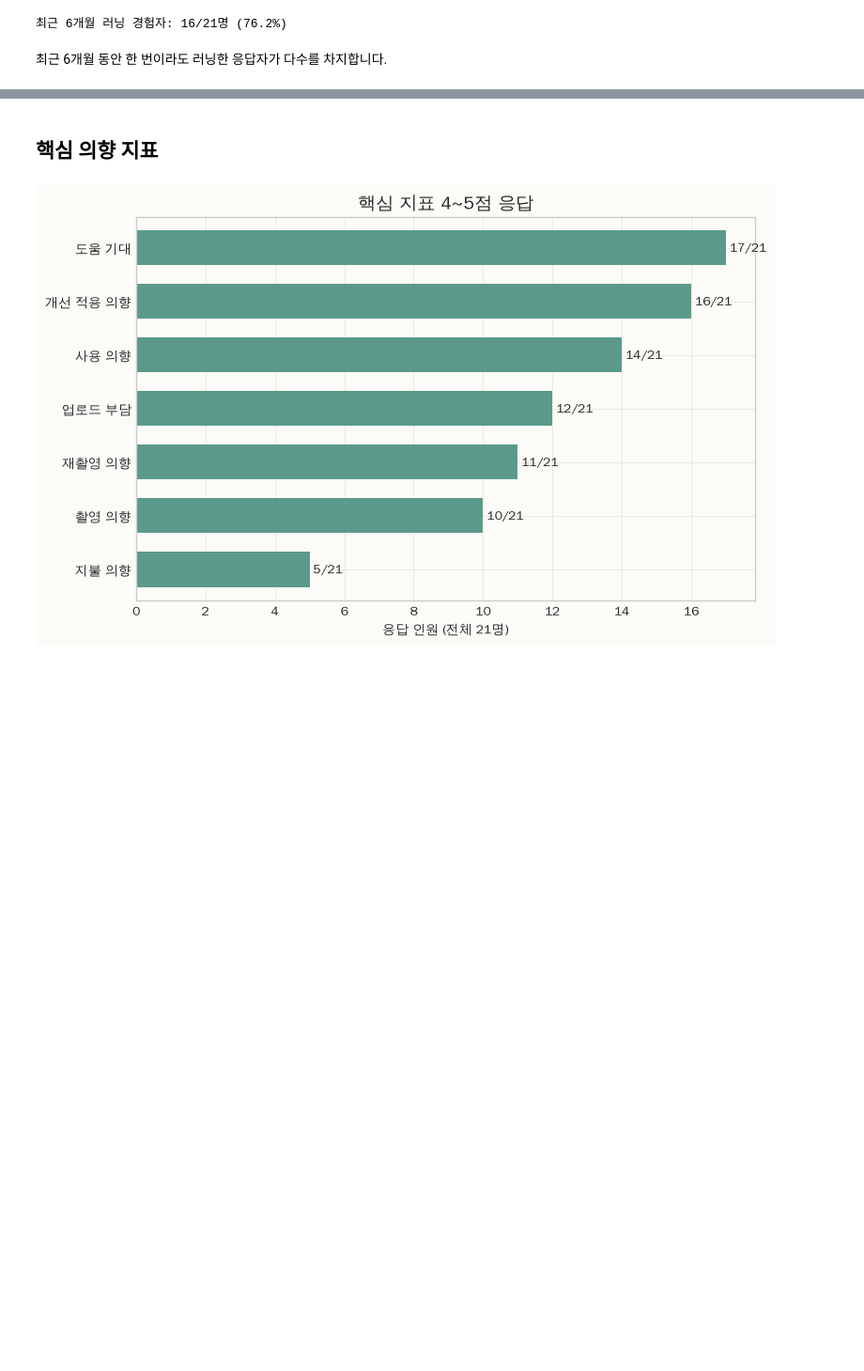
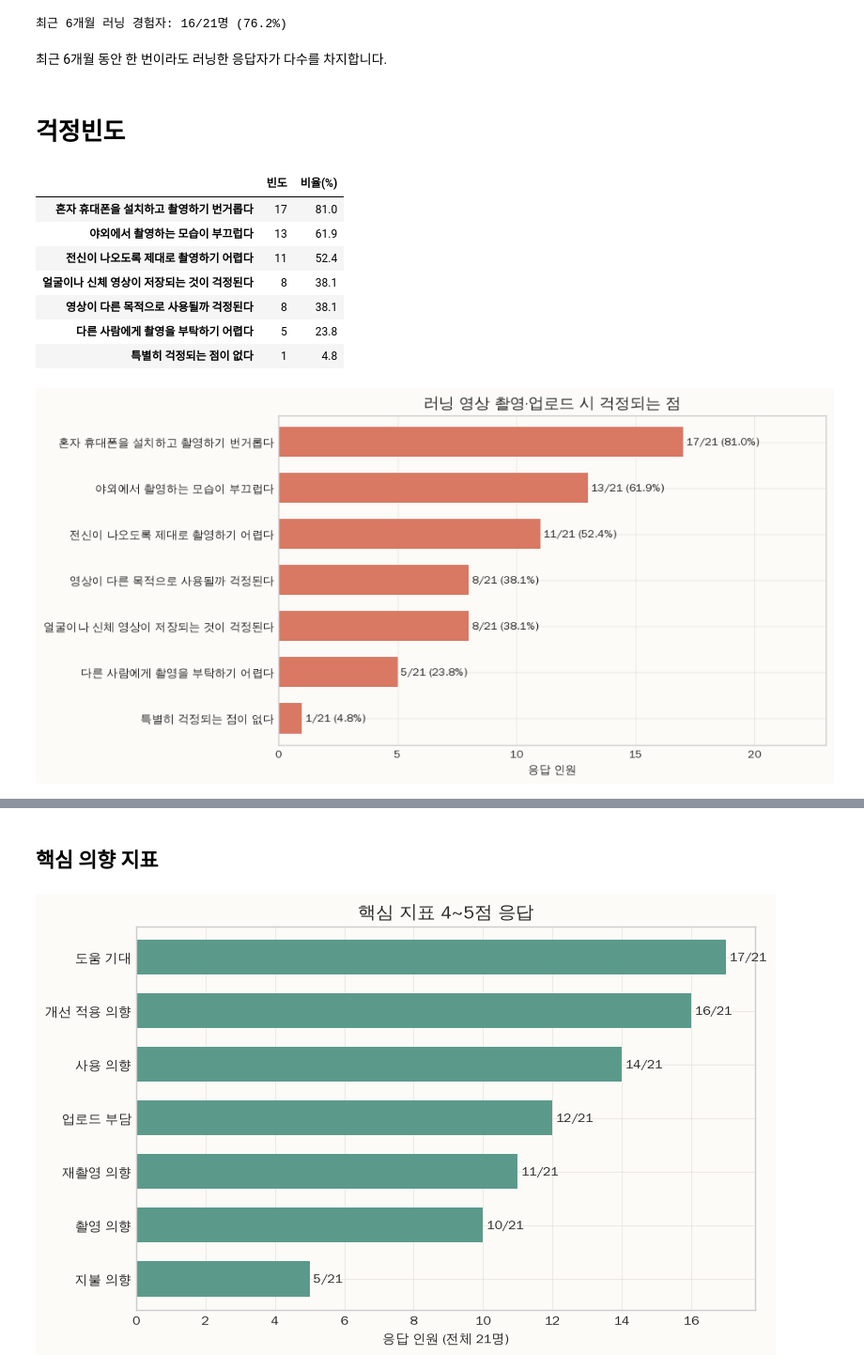
Before and after one commit to blueday98/survey-analysis, a Jupyter notebook: survey_eda.ipynb, the cells around one changed output, grey strips where cells are left out. Shown at 94% size. Drawn from its saved outputs; the diff is of its cells as text; code cells hidden in the pictures; blank space fills up the shorter version.

```diff
--- a/survey_eda.ipynb
+++ b/survey_eda.ipynb
@@ -79,3 +92,59 @@ findfont: Failed to find font weight bold, now using 500.
 최근 6개월 러닝 경험자: 16/21명 (76.2%)
 # %% [markdown]
 최근 6개월 동안 한 번이라도 러닝한 응답자가 다수를 차지합니다.
+# %% [markdown]
+# 걱정빈도
+# %%
+concern_col = df.columns[14]
+concern_options = [
+     "혼자 휴대폰을 설치하고 촬영하기 번거롭다",
+     "야외에서 촬영하는 모습이 부끄럽다",
+     "전신이 나오도록 제대로 촬영하기 어렵다",
+     "얼굴이나 신체 영상이 저장되는 것이 걱정된다",
+     "영상이 다른 목적으로 사용될까 걱정된다",
+     "다른 사람에게 촬영을 부탁하기 어렵다",
+     "특별히 걱정되는 점이 없다",
+ ]
+concern_counts = pd.Series({
+     option: df[concern_col]
+         .fillna("")
+         .str.contains(option, regex=False)
+         .sum()
+     for option in concern_options
+ }).sort_values()
+ # 빈도와 비율
+concern_summary = pd.DataFrame({
+     "빈도": concern_counts,
+     "비율(%)": (concern_counts / len(df) * 100).round(1),
+ })
+display(concern_summary.sort_values("빈도", ascending=False))
+ # 시각화
+ax = concern_counts.plot.barh(
+     figsize=(10, 5),
+     color="#D97863",
+     width=0.65,
+ )
+ax.set_title("러닝 영상 촬영·업로드 시 걱정되는 점")
+ax.set_xlabel("응답 인원")
+ax.set_ylabel("")
+ax.bar_label(
+    ax.containers[0],
+     labels=[
+         f"{count}/{len(df)} ({count / len(df):.1%})"
+         for count in concern_counts
+     ],
+     padding=3,
+ )
+ax.set_xlim(0, len(df) + 2)
+plt.tight_layout()
+plt.show()
+# %% [output]
+|  | 빈도 | 비율(%) |
+| 혼자 휴대폰을 설치하고 촬영하기 번거롭다 | 17 | 81.0 |
+| 야외에서 촬영하는 모습이 부끄럽다 | 13 | 61.9 |
+| 전신이 나오도록 제대로 촬영하기 어렵다 | 11 | 52.4 |
+| 얼굴이나 신체 영상이 저장되는 것이 걱정된다 | 8 | 38.1 |
+| 영상이 다른 목적으로 사용될까 걱정된다 | 8 | 38.1 |
+| 다른 사람에게 촬영을 부탁하기 어렵다 | 5 | 23.8 |
+| 특별히 걱정되는 점이 없다 | 1 | 4.8 |
+[figure, added]
```
Also changed, not shown: parts of 3 cells of this notebook.
